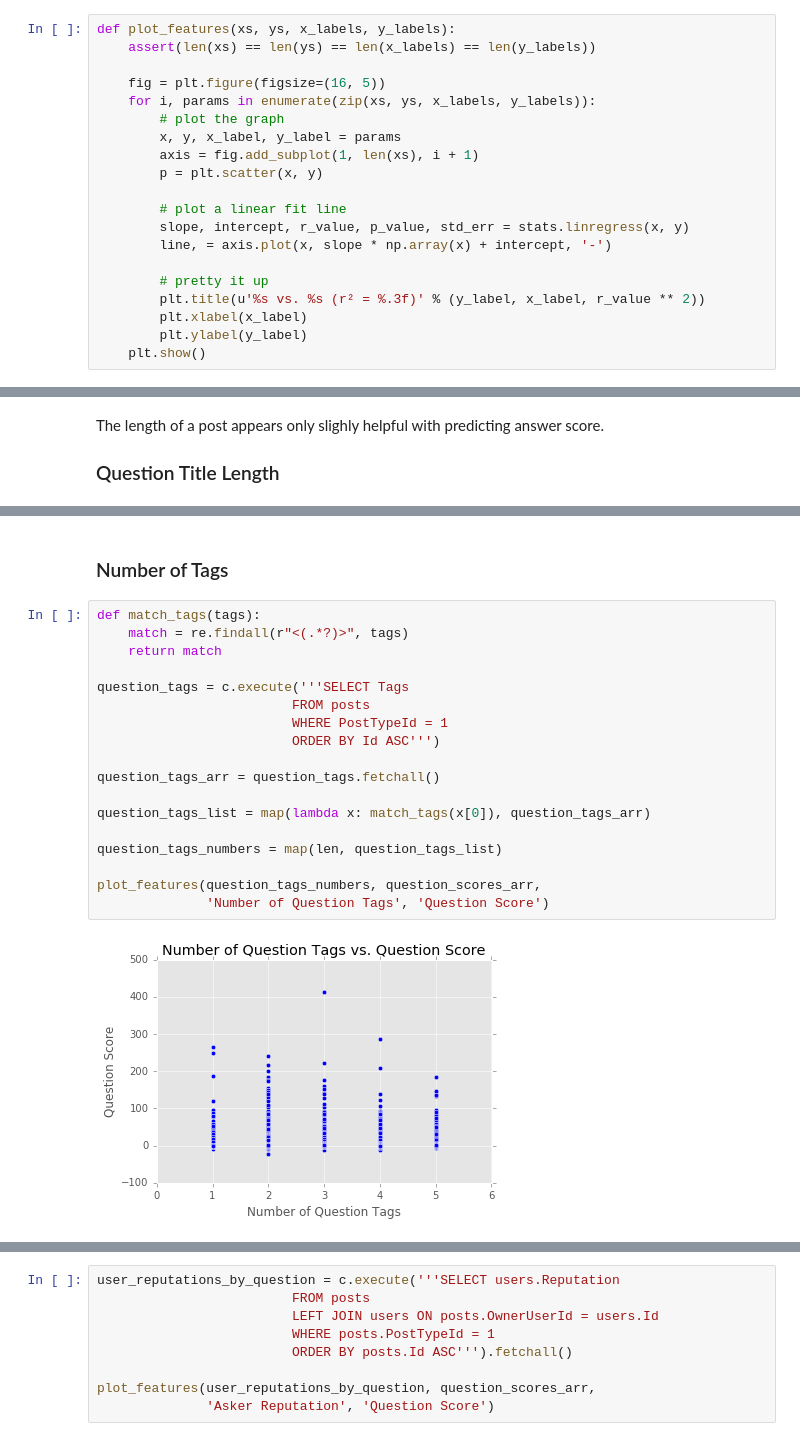
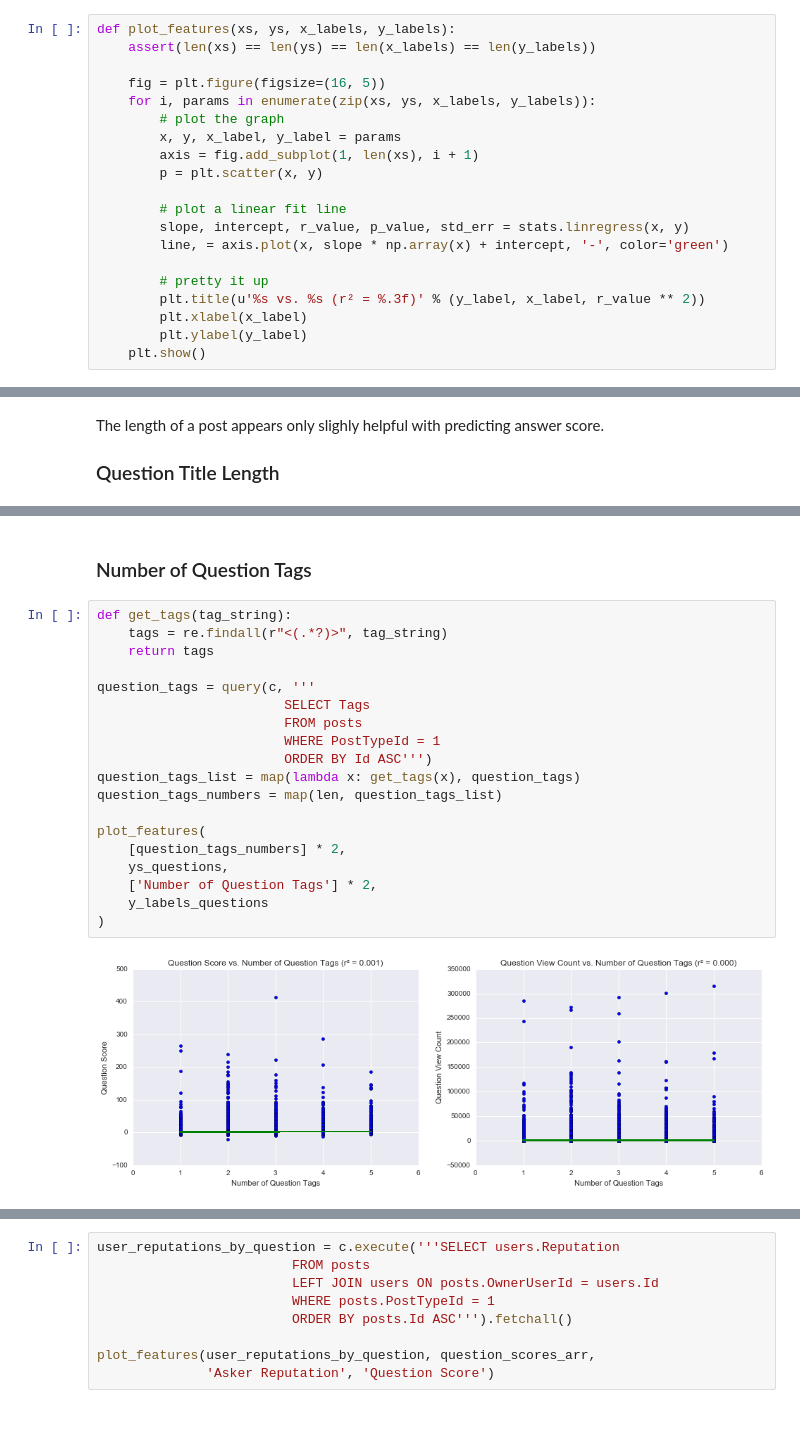
Before and after one commit to alexmfriedman/stack-exchange-analysis, a Jupyter notebook: Stack Overflow Analysis.ipynb, the cells around one changed output, grey strips where cells are left out. Saved outputs shown, nothing was run; the diff lists cells and outputs as text.

```diff
--- a/Stack Overflow Analysis.ipynb
+++ b/Stack Overflow Analysis.ipynb
@@ -456,7 +458,7 @@ def plot_features(xs, ys, x_labels, y_labels):
 
         # plot a linear fit line
         slope, intercept, r_value, p_value, std_err = stats.linregress(x, y)
-        line, = axis.plot(x, slope * np.array(x) + intercept, '-')
+        line, = axis.plot(x, slope * np.array(x) + intercept, '-', color='green')
 
         # pretty it up
         plt.title(u'%s vs. %s (r² = %.3f)' % (y_label, x_label, r_value ** 2))
@@ -528,22 +530,23 @@ plot_features(
 # %% [markdown]
-### Number of Tags
+### Number of Question Tags
 # %%
-def match_tags(tags):
-    match = re.findall(r"<(.*?)>", tags)
-    return match
+def get_tags(tag_string):
+    tags = re.findall(r"<(.*?)>", tag_string)
+    return tags
 
-question_tags = c.execute('''SELECT Tags
-                         FROM posts
-                         WHERE PostTypeId = 1
-                         ORDER BY Id ASC''')
-
-question_tags_arr = question_tags.fetchall()
-
-question_tags_list = map(lambda x: match_tags(x[0]), question_tags_arr)
-
+question_tags = query(c, '''
+                        SELECT Tags
+                        FROM posts
+                        WHERE PostTypeId = 1
+                        ORDER BY Id ASC''')
+question_tags_list = map(lambda x: get_tags(x), question_tags)
 question_tags_numbers = map(len, question_tags_list)
 
-plot_features(question_tags_numbers, question_scores_arr,
-              'Number of Question Tags', 'Question Score')
+plot_features(
+    [question_tags_numbers] * 2,
+    ys_questions,
+    ['Number of Question Tags'] * 2,
+    y_labels_questions
+)
 # %% [output]
-[figure, old version]
+[figure, new version]
```
Also changed, not shown: parts of 15 cells of this notebook.
